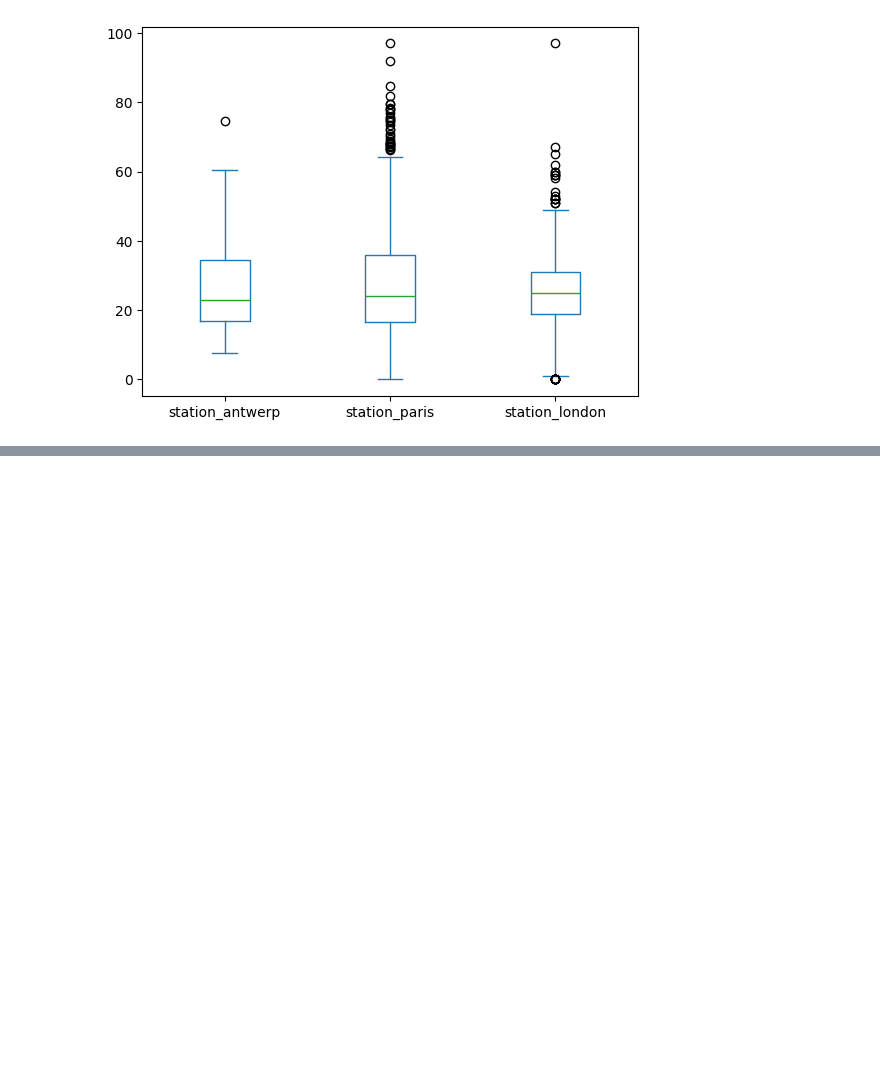
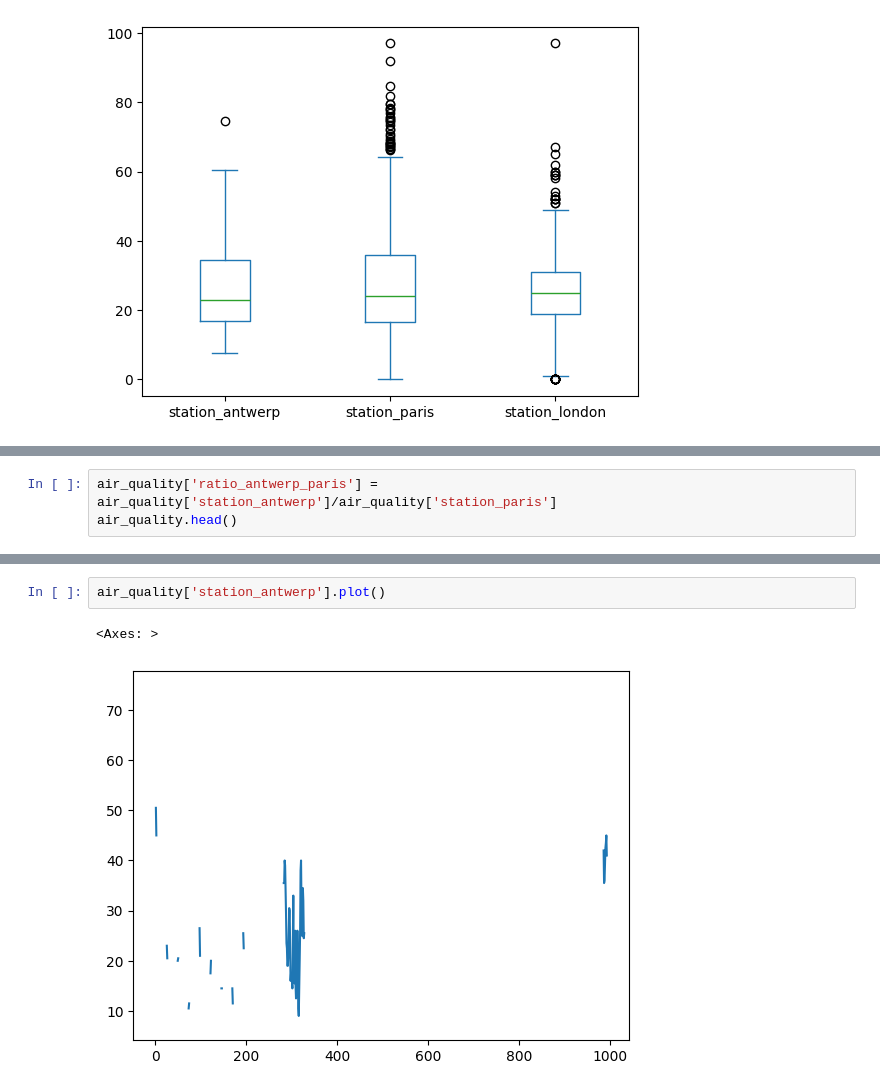
Before and after one commit to harsh-suman5/python-for-youtube, a Jupyter notebook: pandas_tutorials/new2.ipynb, the cells around one changed output, grey strips where cells are left out. Drawn from its saved outputs; the diff is of its cells as text; blank space fills up the shorter version.

```diff
--- a/pandas_tutorials/new2.ipynb
+++ b/pandas_tutorials/new2.ipynb
@@ -44,0 +60,3 @@ air_quality.plot.box()
+# %%
+air_quality['ratio_antwerp_paris'] =  air_quality['station_antwerp']/air_quality['station_paris']
+air_quality.head()
@@ -44,0 +70,5 @@ air_quality.plot.box()
+# %%
+air_quality['station_antwerp'].plot()
+# %% [output]
+<Axes: >
+[figure, added]
```
Also changed, not shown: parts of 8 cells of this notebook.
